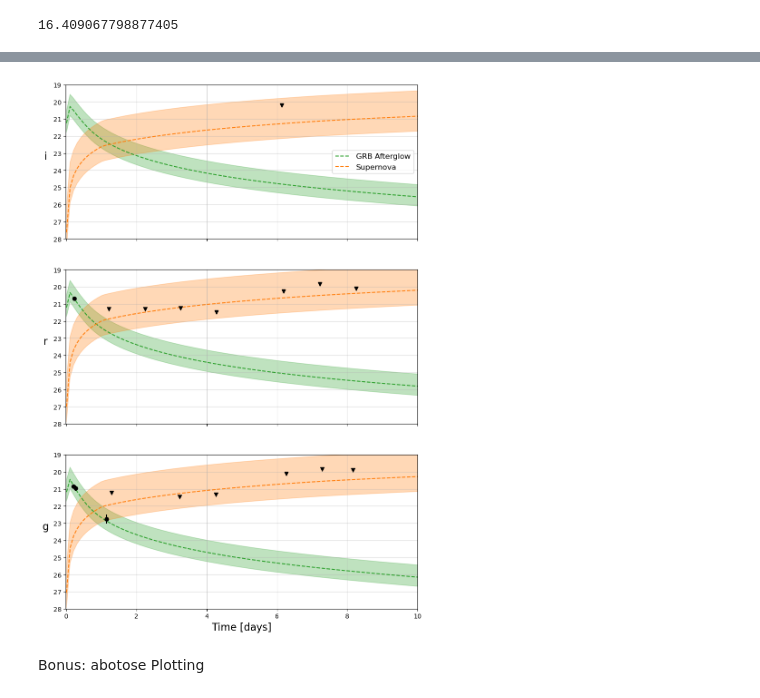
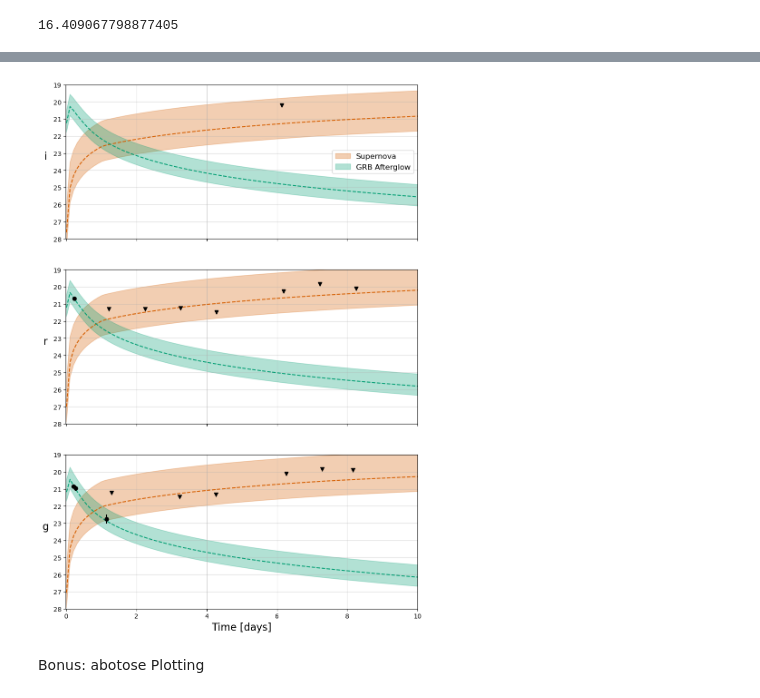
Before and after one commit to tylerbarna/nmma_fitter, a Jupyter notebook: abwysqyPlotting.ipynb, the cells around one changed output, grey strips where cells are left out. Drawn from its saved outputs; the diff is of its cells as text; code cells hidden in the pictures.

```diff
--- a/abwysqyPlotting.ipynb
+++ b/abwysqyPlotting.ipynb
@@ -213,3 +214,6 @@ def luminosity(distance, mag):
 grb_blc = grbModel.generate_lightcurve(sample_times=sample_times,parameters=grb_bf)
 sn_blc = snModel.generate_lightcurve(sample_times=sample_times,parameters=sn_bf)
 #kn_blc = knModel.generate_lightcurve(sample_times=sample_times,parameters=kn_bf)
+# %%
+cp = sns.color_palette("colorblind")
+cp
@@ -223,56 +238,54 @@ for i, filter in enumerate(filters):
 
     ax = axs[i]
     ax.set_ylabel(f'{filter}',rotation=0, labelpad=12, fontsize=16)
-    #grb_lc_lower = grb16[1][filter] +5 * np.log10(grb_lc_params[0]["luminosity_distance"] * 1e6 / 10.0)
-    grb_lcc = luminosity(grb_dist, grb_blc[1][filter])
-    grb_lcc_lower = luminosity(grb_dist+grb_var, grb_blc[1][filter])
-    grb_lcc_upper = luminosity(grb_dist-grb_var, grb_blc[1][filter])
-    ax.fill_between(sample_times, grb_lcc_lower, grb_lcc_upper, color='C2', alpha=0.3)
-    # grb_lc_mid = grb50[1][filter] +5 * np.log10(grb_lc_params[1]["luminosity_distance"] * 1e6 / 10.0)
-    # sn_lc_mid = sn50[1][filter] +5 * np.log10(sn_lc_params[1]["luminosity_distance"] * 1e6 / 10.0)
-    #grb_lc_upper = grb84[1][filter] +5 * np.log10(grb_lc_params[2]["luminosity_distance"] * 1e6 / 10.0)
-    # ax.fill_between(sample_times, grb16[1][filter], grb84[1][filter], color='C0', alpha=0.5)
-    # ax.plot(sample_times, grb50[1][filter], color='C0')
-    #ax.fill_between(sample_times, grb_lc_lower, grb_lc_upper, color='C0', alpha=0.5)
-    ax.plot(sample_times, grb_lcc, color='C2', linestyle='--', label='GRB Afterglow')
 
     ##supernova model
     sn_dist = sn_bf["luminosity_distance"]
     sn_lcc = luminosity(sn_dist, sn_blc[1][filter])
     sn_lcc_lower = luminosity(sn_dist+sn_var, sn_blc[1][filter])
     sn_lcc_upper = luminosity(sn_dist-sn_var, sn_blc[1][filter])
-    ax.fill_between(sample_times, sn_lcc_lower, sn_lcc_upper, color='C1', alpha=0.3)
-    ax.plot(sample_times, sn_lcc, color='C1', linestyle='--', label='Supernova')
+    ax.fill_between(sample_times, sn_lcc_lower, sn_lcc_upper, color=cp[3], alpha=0.3, label='Supernova')
+    ax.plot(sample_times, sn_lcc, color=cp[3], linestyle='--')
+
+
+    #grb_lc_lower = grb16[1][filter] +5 * np.log10(grb_lc_params[0]["luminosity_distance"] * 1e6 / 10.0)
+    grb_lcc = luminosity(grb_dist, grb_blc[1][filter])
+    grb_lcc_lower = luminosity(grb_dist+grb_var, grb_blc[1][filter])
+    grb_lcc_upper = luminosity(grb_dist-grb_var, grb_blc[1][filter])
+    ax.fill_between(sample_times, grb_lcc_lower, grb_lcc_upper, color=cp[2], alpha=0.3, label='GRB Afterglow')
+    ax.plot(sample_times, grb_lcc, color=cp[2], linestyle='--')
+
+
 
     try:
         detections = df[(df['filter'] == filter) & (df['mag_unc'] != np.inf)]
     except:
         detections = None
     try:
         non_detections = df[(df['filter'] == filter) & (df['mag_unc'] == np.inf)]
     except:
         non_detections = None
     #non_detections = df[(df['filter'] == filter) & (df['mag_unc'] is np.inf)]
     #display(detections)
 
     try:
         ax.errorbar(detections['t'], detections['mag'], yerr=detections['mag_unc'], fmt='o', color='k')
     except:
         None
     try:
         ax.scatter(non_detections['t'], non_detections['mag'], marker='v', color='k',zorder=10)
     except:
         None
     ax.invert_yaxis()
     ax.set_ylim(28, 19)
     ax.set_xlim(-0.01,10)
     axs[0].legend(loc='center right', fontsize=12)
     ax.grid(alpha=0.5)
     axs[2].set_xlabel('Time [days]', fontsize=16)
 
 #plt.savefig('outdir/ZTF20abwysqyModels.png', dpi=300, bbox_inches='tight')
 # %% [output]
-[figure, old version]
+[figure, new version]
 # %% [markdown]
 Bonus: abotose Plotting
 # %%
```
Also changed, not shown: parts of 6 cells of this notebook, 11 other files.
